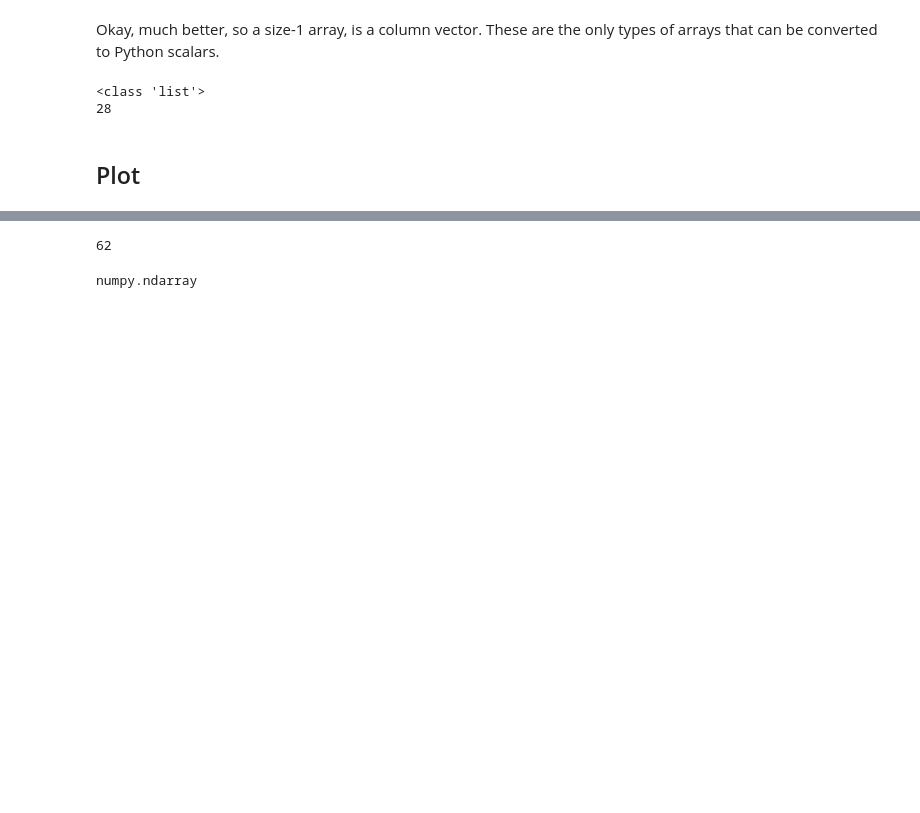
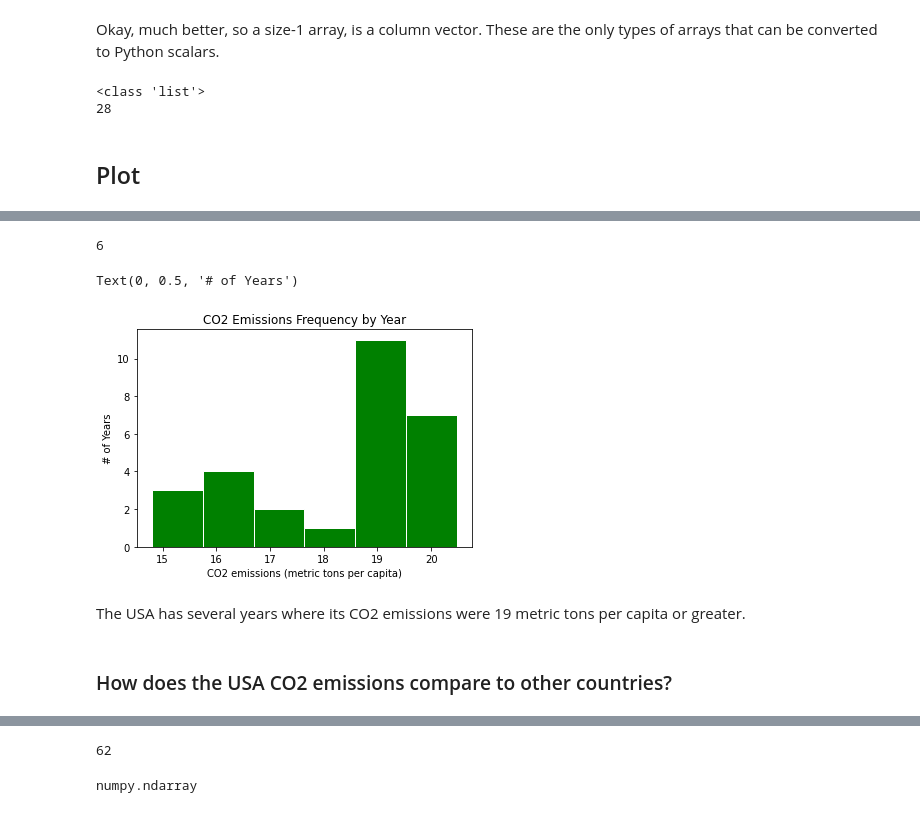
Before and after one commit to mannyjrod/ANA500, a Jupyter notebook: Intro_Matplotlib.ipynb, the cells around one changed output, grey strips where cells are left out. Drawn from its saved outputs; the diff is of its cells as text; code cells hidden in the pictures; blank space fills up the shorter version.

```diff
--- a/Intro_Matplotlib.ipynb
+++ b/Intro_Matplotlib.ipynb
@@ -286,0 +339,20 @@ plt.bar(years, co2List) # Test the plot, okay, so plotting two lists works....
+# %%
+import math
+k = math.ceil(math.sqrt(len(co2List)))
+k
+# %% [output]
+6
+# %%
+plt.hist(co2List, k, facecolor = 'green', edgecolor = 'white')
+
+plt.title('CO2 Emissions Frequency by Year')
+plt.xlabel(stage['Indicator Name'].iloc[0])
+plt.ylabel('# of Years')
+#plt.grid(True)
+# %% [output]
+Text(0, 0.5, '# of Years')
+[figure, added]
+# %% [markdown]
+The USA has several years where its CO2 emissions were 19 metric tons per capita or greater.
+# %% [markdown]
+### How does the USA CO2 emissions compare to other countries?
```
Also changed, not shown: parts of 26 cells of this notebook.
